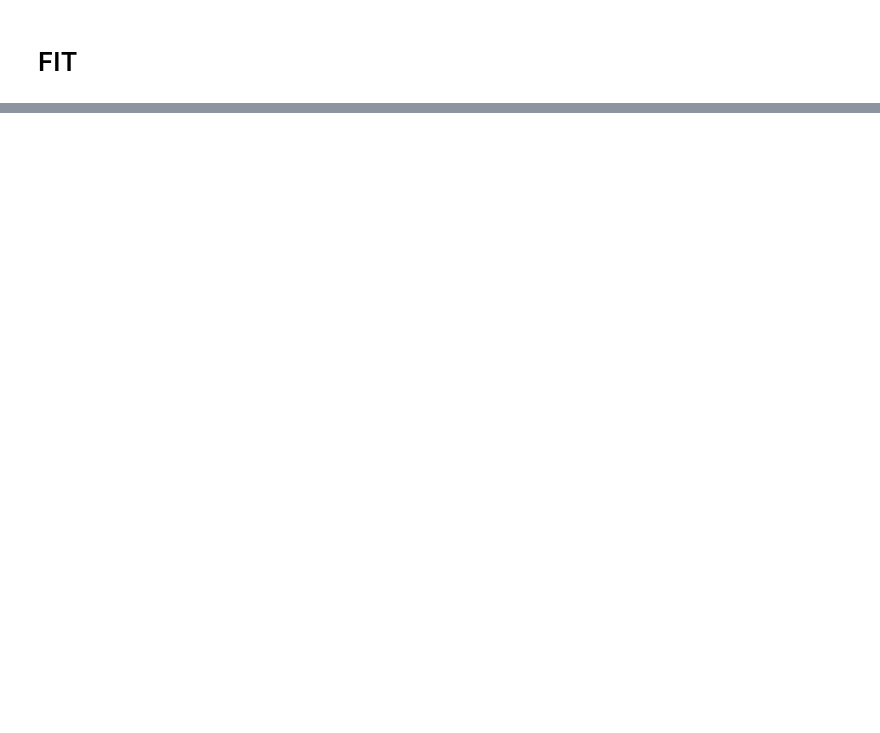
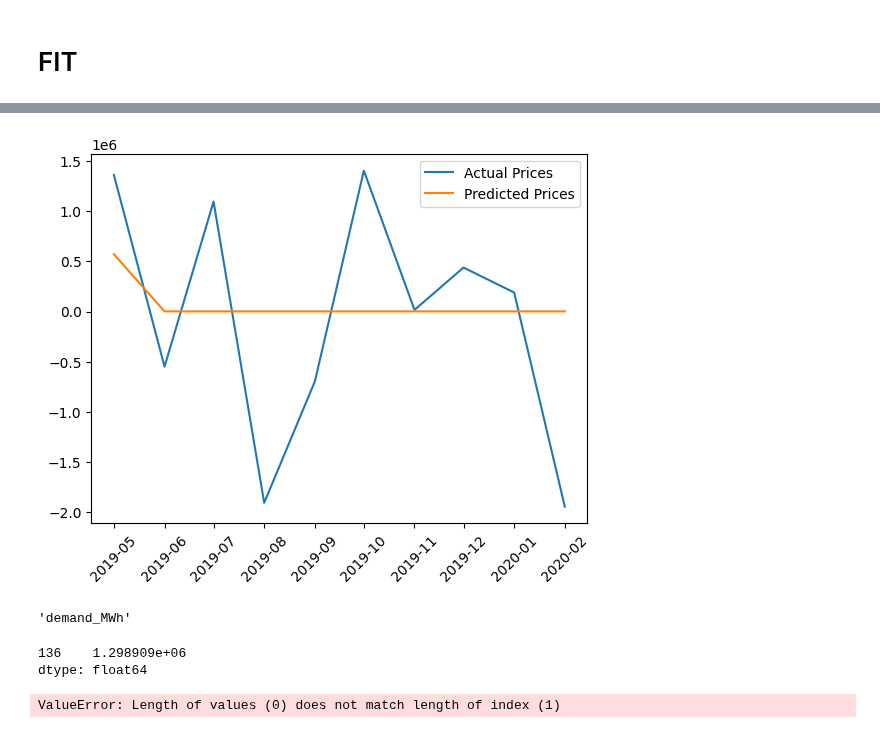
Before and after one commit to tomashbk/electric_energy_demand_argentina, a Jupyter notebook: MA.ipynb, the cells around one changed output, grey strips where cells are left out. Saved outputs shown, nothing was run; the diff lists cells and outputs as text; code cells hidden in the pictures; blank space fills up the shorter version.

```diff
--- a/MA.ipynb
+++ b/MA.ipynb
@@ -73,0 +82,15 @@ TypeError: tz must be string or tzinfo subclass.
+# %%
+# train = data.diff().dropna()[0:240]
+# test = data.diff().dropna()[240:250]
+train = df_time_series_diff[:-10]
+test = df_time_series_diff[-10:]
+# Forecast the first MA(1) model
+
+mod = ARIMA(train, order=(0,0,1))
+res = mod.fit()
+orig_data = df_time_series_diff
+
+pred = res.predict()
+fcst = res.forecast(steps = len(test))
+print(r2_score(train, pred))
+print(r2_score(test, fcst))
@@ -73,0 +129,35 @@ TypeError: tz must be string or tzinfo subclass.
+# %%
+plt.plot(test['demand_MWh'])
+plt.plot(fcst)
+plt.legend(['Actual Prices', 'Predicted Prices'])
+plt.xticks(rotation=45)
+plt.show()
+# %% [output]
+[figure, added]
+# %%
+list(test)[0]
+# %% [output]
+'demand_MWh'
+# %%
+fcst = []
+# for step in range(len(test)):
+for index, values in test.iterrows():
+    # print(values)
+    # Forecast the first MA(1) model
+    mod = ARIMA(train.reset_index(drop=True), order=(0,0,1))
+    res = mod.fit()
+    orig_data = df_time_series_diff
+    pred = res.predict()
+    # fcst += list(res.forecast(steps = 1))
+    print(res.forecast(steps = 1))
+    fcst += res.forecast(steps = 1)
+    train = train.append(pd.Series(values))
+print(r2_score(test['demand_MWh'], fcst))
+plt.plot(test['demand_MWh'])
+plt.plot(fcst['demand_MWh'])
+plt.legend(['Actual Prices', 'Predicted Prices'])
+plt.show()
+# %% [output]
+136    1.298909e+06
+dtype: float64
+ValueError: Length of values (0) does not match length of index (1)
```
Also changed, not shown: parts of 9 cells of this notebook, 1 other file.
